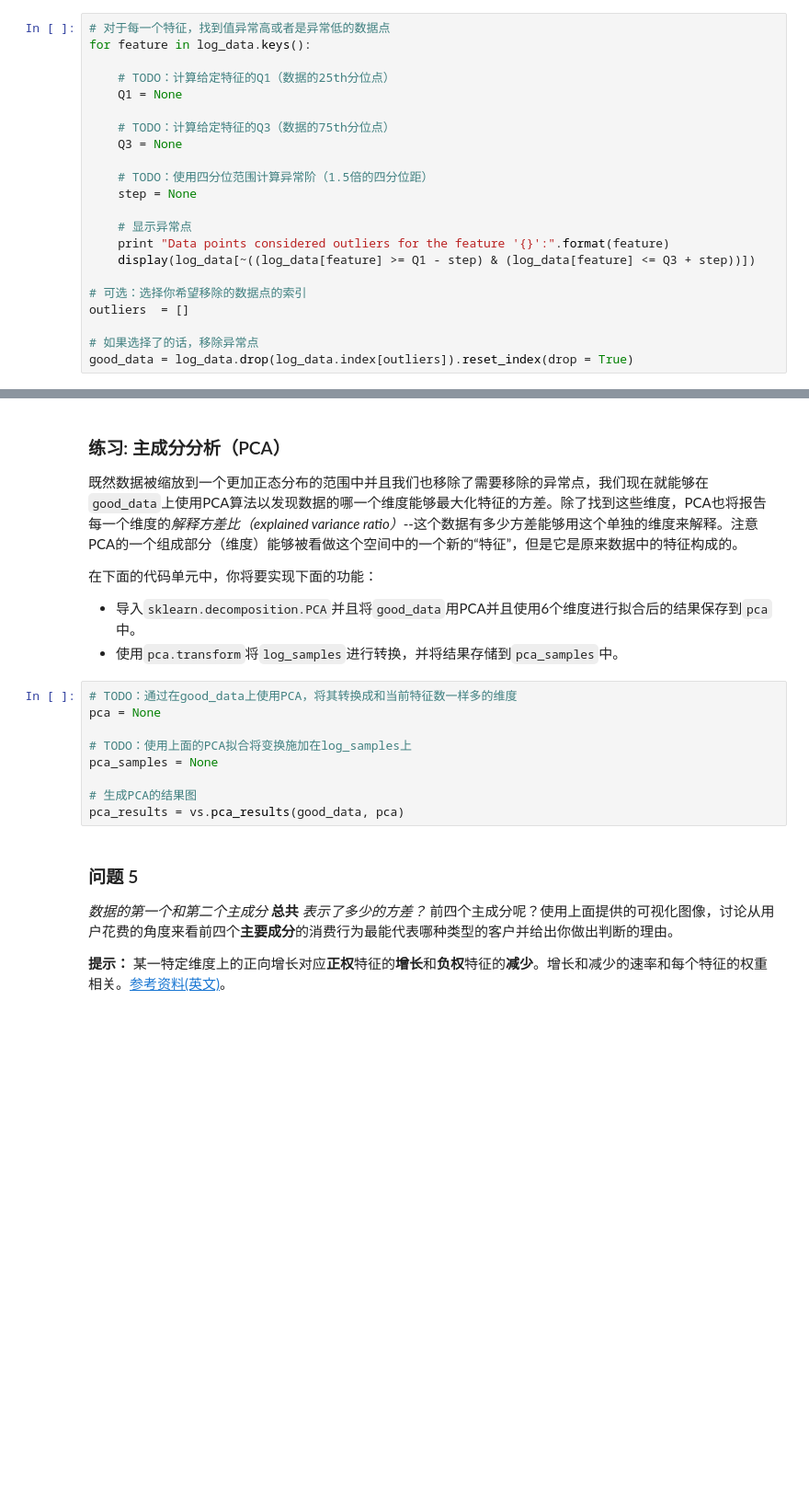
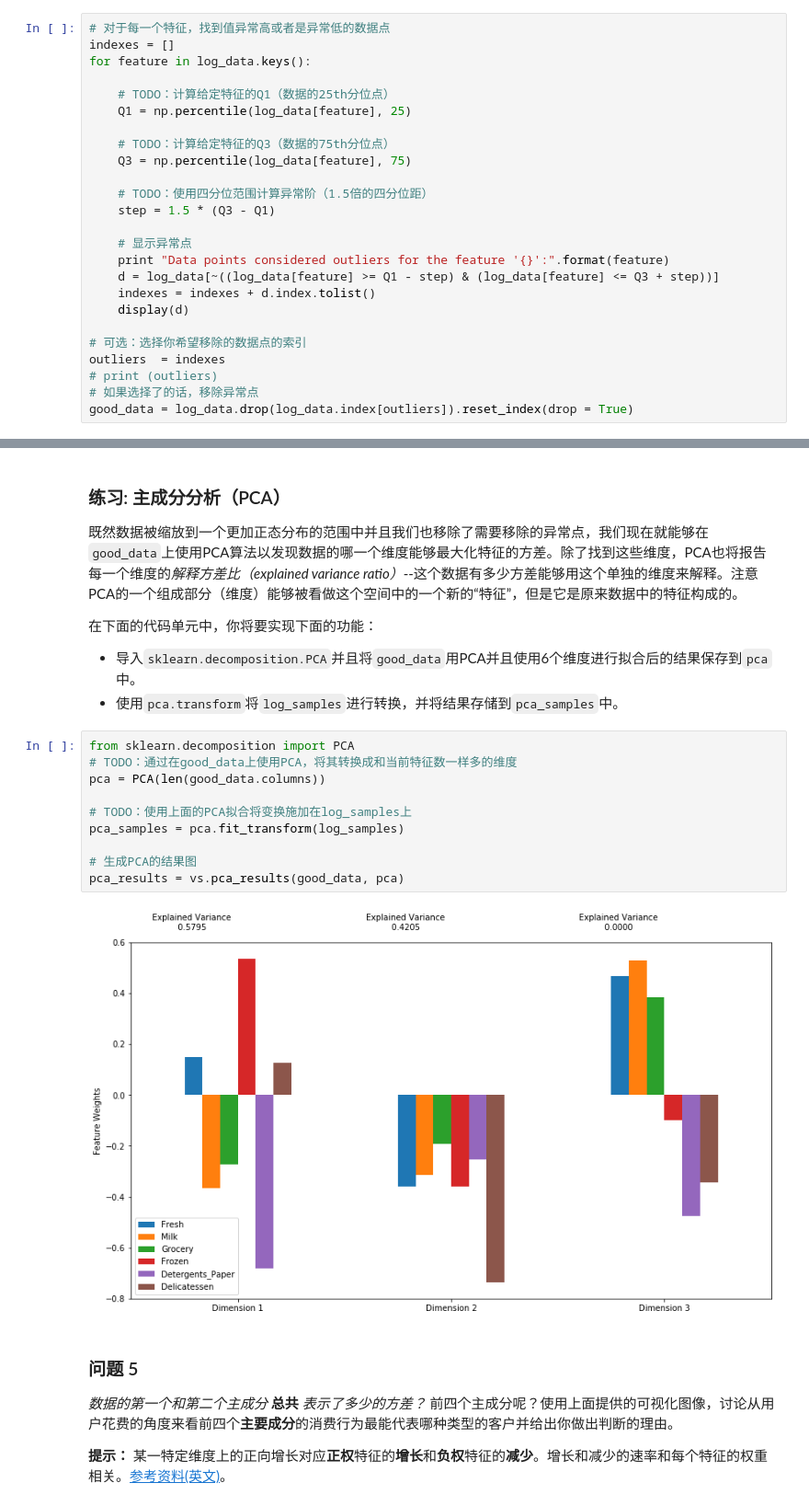
Before and after one commit to boybeak/creating_customer_segments, a Jupyter notebook: customer_segments.ipynb, the cells around one changed output, grey strips where cells are left out. Shown at 92% size. Saved outputs shown, nothing was run; the diff lists cells and outputs as text; blank space fills up the shorter version.

```diff
--- a/customer_segments.ipynb
+++ b/customer_segments.ipynb
@@ -178,23 +188,26 @@ display(log_samples)
 一旦你完成了这些功能，数据集将存储在`good_data`中。
 # %%
 # 对于每一个特征，找到值异常高或者是异常低的数据点
+indexes = []
 for feature in log_data.keys():
 
     # TODO：计算给定特征的Q1（数据的25th分位点）
-    Q1 = None
+    Q1 = np.percentile(log_data[feature], 25)
 
     # TODO：计算给定特征的Q3（数据的75th分位点）
-    Q3 = None
+    Q3 = np.percentile(log_data[feature], 75)
 
     # TODO：使用四分位范围计算异常阶（1.5倍的四分位距）
-    step = None
+    step = 1.5 * (Q3 - Q1)
 
     # 显示异常点
     print "Data points considered outliers for the feature '{}':".format(feature)
-    display(log_data[~((log_data[feature] >= Q1 - step) & (log_data[feature] <= Q3 + step))])
+    d = log_data[~((log_data[feature] >= Q1 - step) & (log_data[feature] <= Q3 + step))]
+    indexes = indexes + d.index.tolist()
+    display(d)
 
 # 可选：选择你希望移除的数据点的索引
-outliers  = []
-
+outliers  = indexes
+# print (outliers)
 # 如果选择了的话，移除异常点
 good_data = log_data.drop(log_data.index[outliers]).reset_index(drop = True)
@@ -215,14 +292,17 @@ good_data = log_data.drop(log_data.index[outliers]).reset_index(drop = True)
  - 导入`sklearn.decomposition.PCA`并且将`good_data`用PCA并且使用6个维度进行拟合后的结果保存到`pca`中。
  - 使用`pca.transform`将`log_samples`进行转换，并将结果存储到`pca_samples`中。
 # %%
+from sklearn.decomposition import PCA
 # TODO：通过在good_data上使用PCA，将其转换成和当前特征数一样多的维度
-pca = None
+pca = PCA(len(good_data.columns))
 
 # TODO：使用上面的PCA拟合将变换施加在log_samples上
-pca_samples = None
+pca_samples = pca.fit_transform(log_samples)
 
 # 生成PCA的结果图
 pca_results = vs.pca_results(good_data, pca)
+# %% [output]
+[figure, added]
 # %% [markdown]
 ### 问题 5
 *数据的第一个和第二个主成分* **总共** *表示了多少的方差？*  前四个主成分呢？使用上面提供的可视化图像，讨论从用户花费的角度来看前四个**主要成分**的消费行为最能代表哪种类型的客户并给出你做出判断的理由。
```
Also changed, not shown: parts of 37 cells of this notebook, 1 other file.
